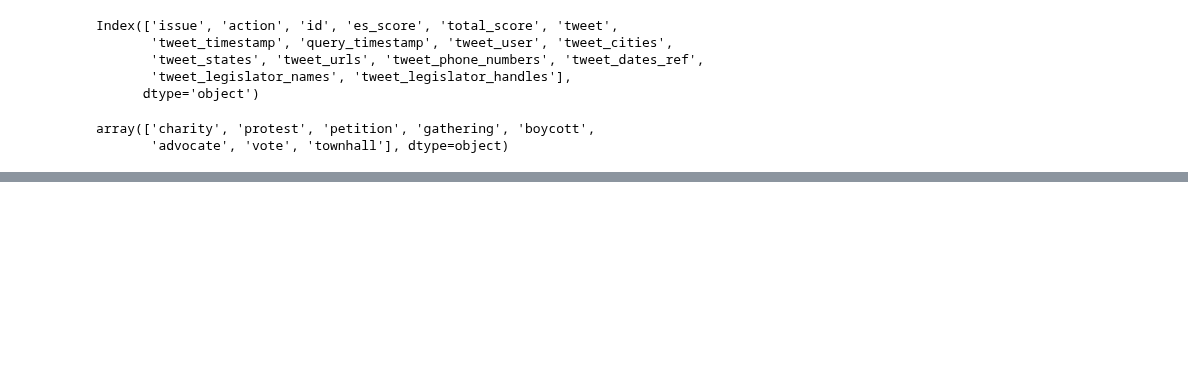
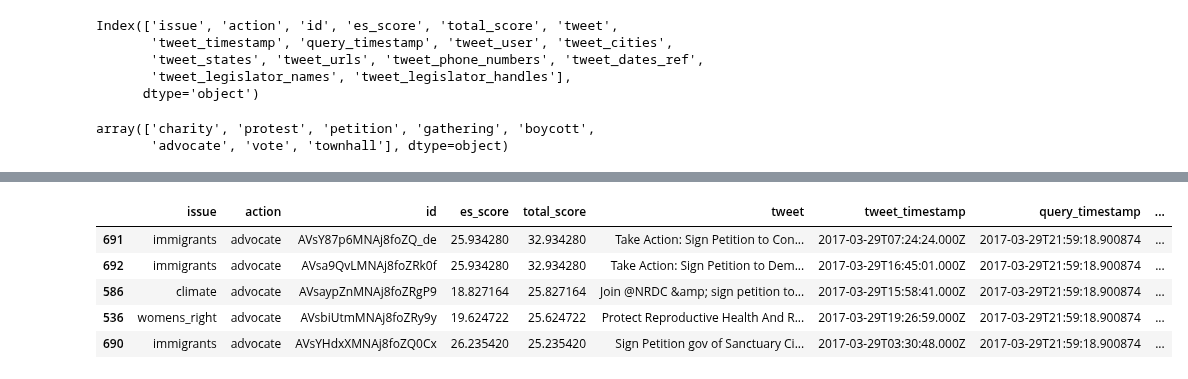
Before and after one commit to saffrydaffry/w210_imwithdata, a Jupyter notebook: imwithdata/imwithdata/es_etl/data_to_sql.ipynb, the cells around one changed output, grey strips where cells are left out. Drawn from its saved outputs; the diff is of its cells as text; code cells hidden in the pictures; blank space fills up the shorter version.

```diff
--- a/imwithdata/imwithdata/es_etl/data_to_sql.ipynb
+++ b/imwithdata/imwithdata/es_etl/data_to_sql.ipynb
@@ -80,2 +78,2 @@ action_mask =
 # %%
-events = final_data.loc[event_mask].sort('total_score',ascending=[0])
+actions = final_data.sort('total_score',ascending=[0])
@@ -142,0 +80,9 @@ March 30th 8pm  Bowie  Join Mike Lyles and the NAACP Chapter at Bowie State Univ
+# %%
+actions.head()
+# %% [output]
+|  | issue | action | id | es_score | total_score | tweet | tweet_timestamp | query_timestamp | ... |
+| 691 | immigrants | advocate | AVsY87p6MNAj8foZQ_de | 25.934280 | 32.934280 | Take Action: Sign Petition to Con... | 2017-03-29T07:24:24.000Z | 2017-03-29T21:59:18.900874 | ... |
+| 692 | immigrants | advocate | AVsa9QvLMNAj8foZRk0f | 25.934280 | 32.934280 | Take Action: Sign Petition to Dem... | 2017-03-29T16:45:01.000Z | 2017-03-29T21:59:18.900874 | ... |
+| 586 | climate | advocate | AVsaypZnMNAj8foZRgP9 | 18.827164 | 25.827164 | Join @NRDC &amp; sign petition to... | 2017-03-29T15:58:41.000Z | 2017-03-29T21:59:18.900874 | ... |
+| 536 | womens_right | advocate | AVsbiUtmMNAj8foZRy9y | 19.624722 | 25.624722 | Protect Reproductive Health And R... | 2017-03-29T19:26:59.000Z | 2017-03-29T21:59:18.900874 | ... |
+| 690 | immigrants | advocate | AVsYHdxXMNAj8foZQ0Cx | 26.235420 | 25.235420 | Sign Petition gov of Sanctuary Ci... | 2017-03-29T03:30:48.000Z | 2017-03-29T21:59:18.900874 | ... |
```
Also changed, not shown: parts of 12 cells of this notebook, 2 other files.
